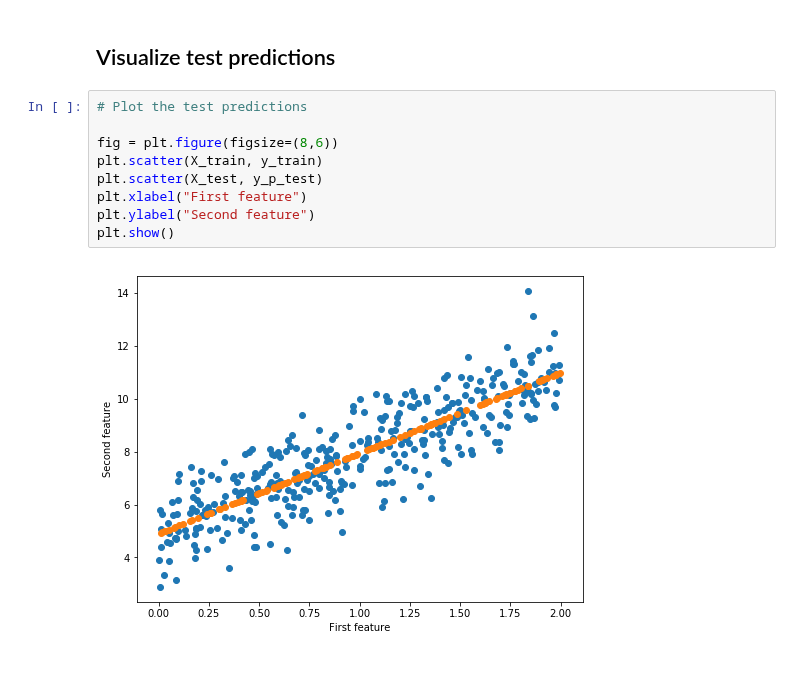
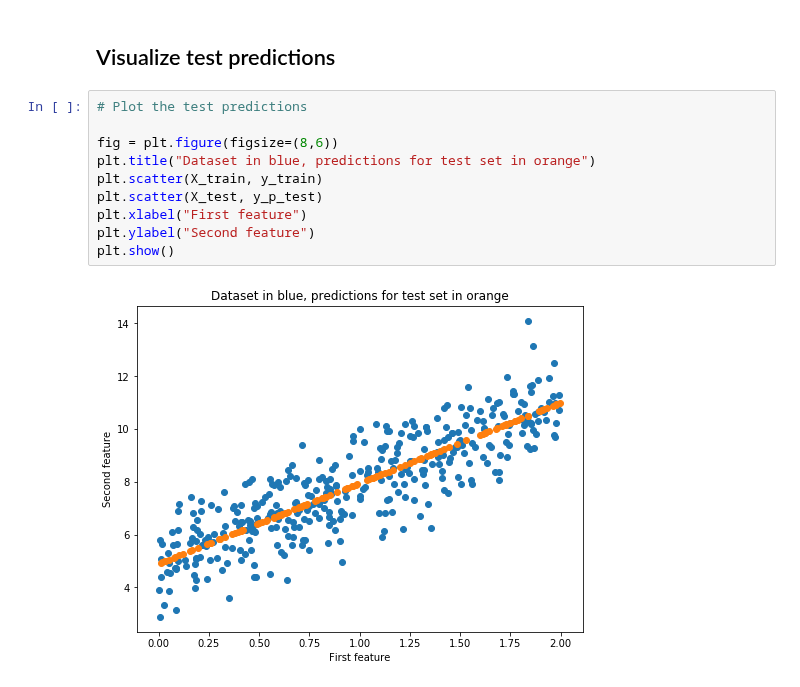
Before and after one commit to zotroneneis/machine_learning_basics, a Jupyter notebook: linear_regression.ipynb, the cells around one changed output. Saved outputs shown, nothing was run; the diff lists cells and outputs as text.

Commit message:
typo fixed, figure title added

```diff
--- a/linear_regression.ipynb
+++ b/linear_regression.ipynb
@@ -223,11 +223,12 @@ Error on test set: 1.0432
 # %%
 # Plot the test predictions
 
 fig = plt.figure(figsize=(8,6))
+plt.title("Dataset in blue, predictions for test set in orange")
 plt.scatter(X_train, y_train)
 plt.scatter(X_test, y_p_test)
 plt.xlabel("First feature")
 plt.ylabel("Second feature")
 plt.show()
 # %% [output]
-[figure, old version]
+[figure, new version]
```
Also changed, not shown: parts of 1 cell of this notebook.
